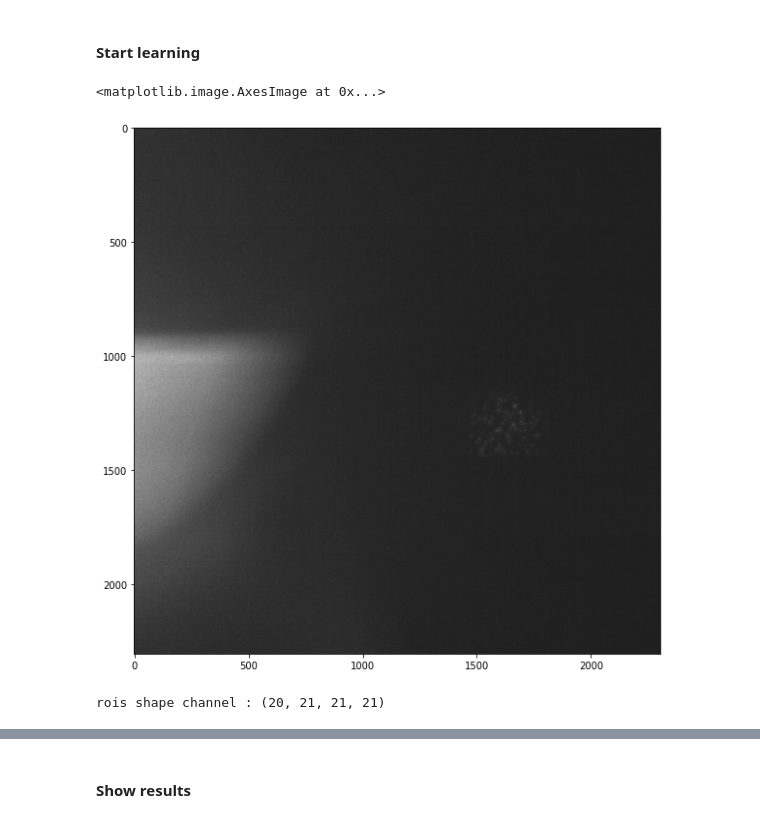
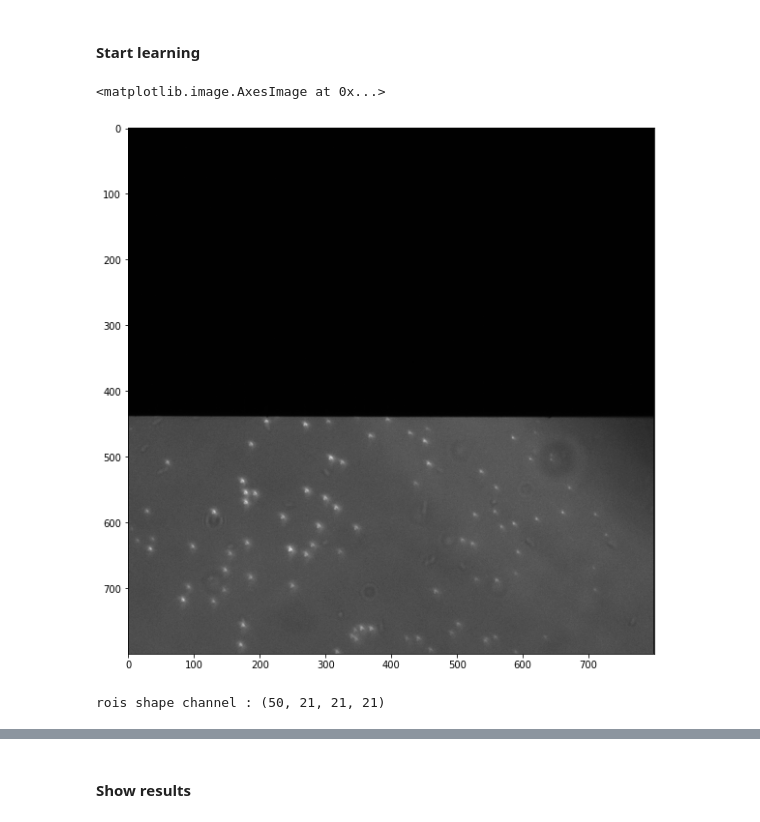
Before and after one commit to ries-lab/uiPSF, a Jupyter notebook: dev_fig/demo_beadPSF_1ch_smart.ipynb, the cells around one changed output, grey strips where cells are left out. Cells and saved outputs as stored; diff of their text form; code cells hidden in the pictures.

```diff
--- a/dev_fig/demo_beadPSF_1ch_smart.ipynb
+++ b/dev_fig/demo_beadPSF_1ch_smart.ipynb
@@ -34,21 +34,20 @@ L.param = io.param.combine('config_base',psftype='zernike',channeltype='1ch',sys
 # %% [markdown]
 #### Edit user defined parameters
 # %%
-L.param.datapath = r'C:\Users\Sheng\Documents\MATLAB\bead100nm_smart\04-18-2025 2ch/'
-L.param.savename = L.param.datapath+'1ch_psfmodel'
-L.param.keyword = 'bead1_100nm_darkred_mag50_noPBS2025-04-18_11-01-49' # keyword for your data file
+L.param.datapath = r'C:\Users\Sheng\Documents\MATLAB\bead100nm_smart\05-12-2025 2ch/'
+L.param.savename = L.param.datapath+'bead2_1ch_psfmodel_'
+L.param.keyword = 'bead2_100nm_darkred_mag50_widefield_noPBS' # keyword for your data file
 L.param.subfolder = '' # keyword for subfolder name if each data file is saved in a individual folder, set to '' if no subfolder
 L.param.gain = 0.44
 L.param.ccd_offset = 100
 L.param.FOV.z_step = 1
 L.param.pixel_size.z = 0.1 # micron, equal to z_step*stepsize_of_the_data
-L.param.roi.max_bead_number = 20
+L.param.roi.max_bead_number = 50
 L.param.roi.bead_radius = 0.0
 L.param.batch_size = 30 # lower this number if out of memory
 L.param.option.imaging.emission_wavelength = 0.68 # micron
-L.param.FOV.y_center = 1280
-L.param.FOV.x_center = 1620
-L.param.FOV.radius = 400
+L.param.varname = 'Main/data'
+L.param.PSFtype = 'zernike_vector'
 # %%
 images = L.load_data()
 # %% [output]
@@ -57,17 +62,20 @@ images = L.load_data()
 #### Start learning
 # %%
 plt.figure(figsize=(10, 10))
-plt.imshow(images[0][0], cmap='gray')
+plt.imshow(images[1][2], cmap='gray')
 # %% [output]
 <matplotlib.image.AxesImage at 0x...>
-[figure, old version]
+[figure, new version]
 # %%
 L.getpsfclass()
-L.param.roi.peak_height = 0.2
+L.param.roi.peak_height = 0.5
 L.param.roi.roi_size = [21,21]
+L.param.FOV.y_center = 620
+L.param.FOV.x_center = 220
+L.param.FOV.radius = 200
 dataobj = L.prep_data(images)
 # %% [output]
-rois shape channel : (20, 21, 21, 21)
+rois shape channel : (50, 21, 21, 21)
 # %%
 #images = L.load_data()
 #L.getpsfclass()
```
Also changed, not shown: parts of 8 cells of this notebook, 5 other files.
